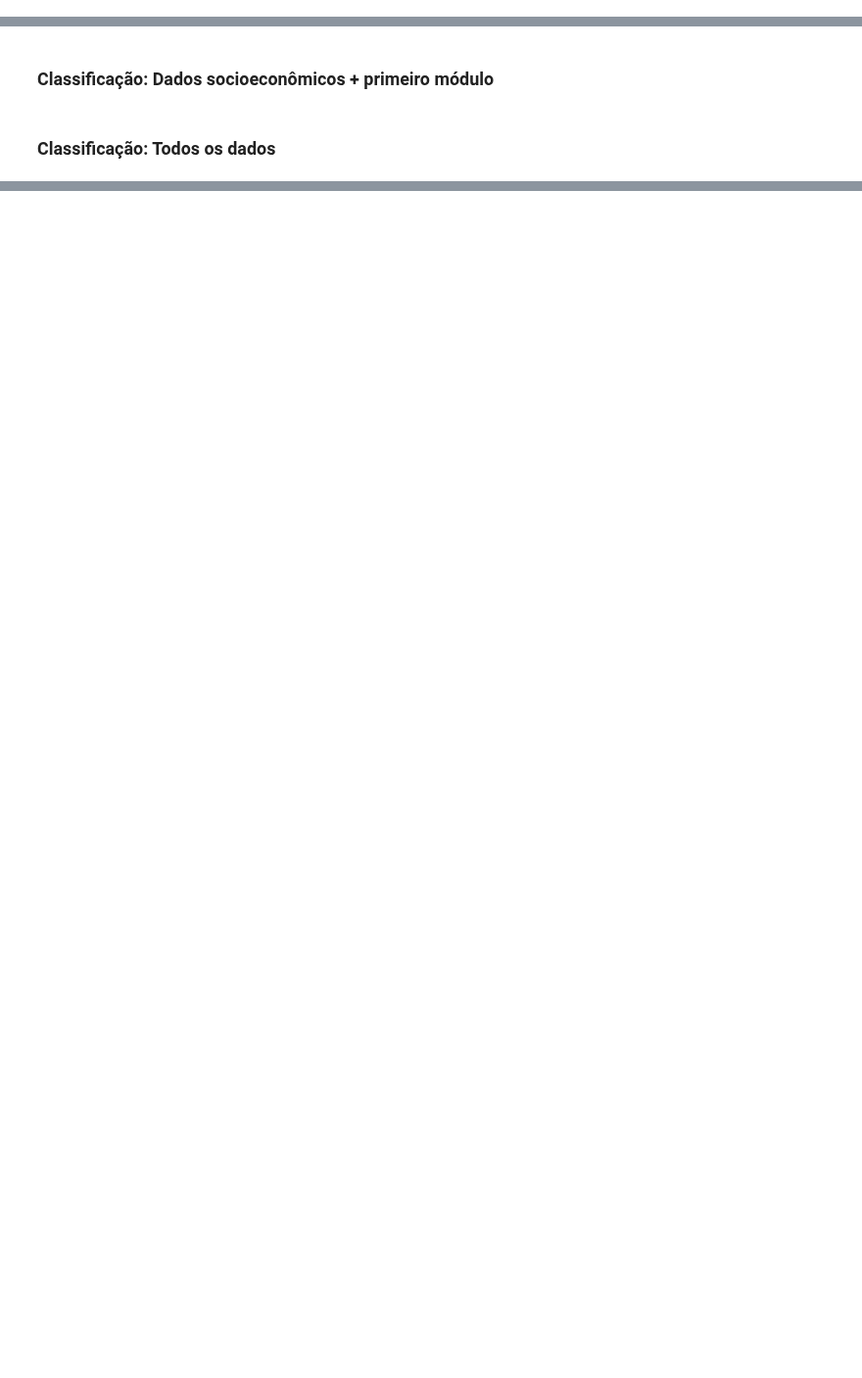
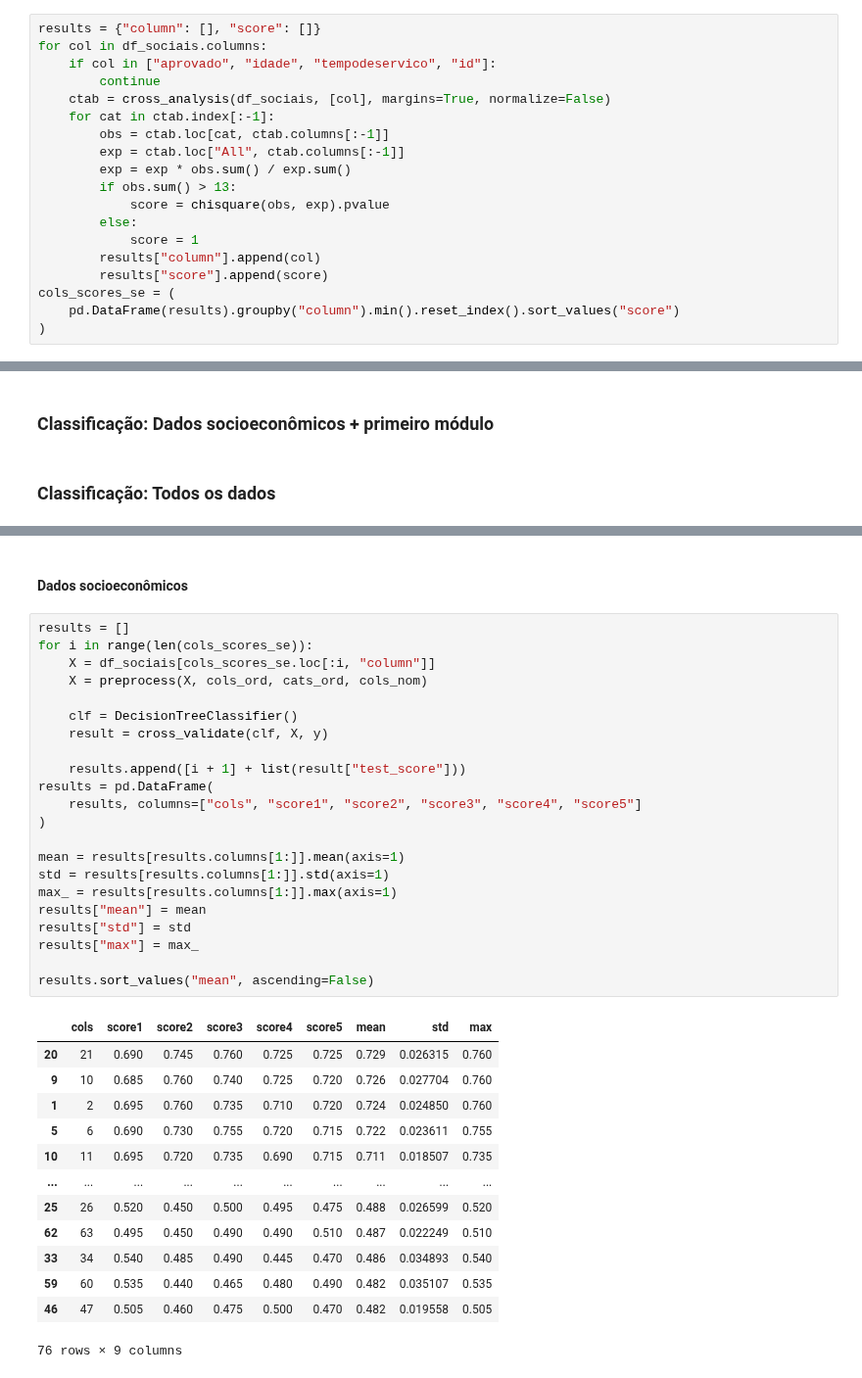
Before and after one commit to usr-bin32/data-mining-assignments, a Jupyter notebook: p6/notebook.ipynb, the cells around one changed output, grey strips where cells are left out. Shown at 98% size. Drawn from its saved outputs; the diff is of its cells as text; blank space fills up the shorter version.

```diff
--- a/p6/notebook.ipynb
+++ b/p6/notebook.ipynb
@@ -96,0 +102,19 @@ df_modulo2 = pd.read_csv("data/trabalho5_dados_ateh_modulo2_4.csv")
+# %%
+results = {"column": [], "score": []}
+for col in df_sociais.columns:
+    if col in ["aprovado", "idade", "tempodeservico", "id"]:
+        continue
+    ctab = cross_analysis(df_sociais, [col], margins=True, normalize=False)
+    for cat in ctab.index[:-1]:
+        obs = ctab.loc[cat, ctab.columns[:-1]]
+        exp = ctab.loc["All", ctab.columns[:-1]]
+        exp = exp * obs.sum() / exp.sum()
+        if obs.sum() > 13:
+            score = chisquare(obs, exp).pvalue
+        else:
+            score = 1
+        results["column"].append(col)
+        results["score"].append(score)
+cols_scores_se = (
+    pd.DataFrame(results).groupby("column").min().reset_index().sort_values("score")
+)
@@ -209,0 +521,38 @@ TypeError: expected str, bytes or os.PathLike object, not DataFrame
+# %% [markdown]
+#### Dados socioeconômicos
+# %%
+results = []
+for i in range(len(cols_scores_se)):
+    X = df_sociais[cols_scores_se.loc[:i, "column"]]
+    X = preprocess(X, cols_ord, cats_ord, cols_nom)
+
+    clf = DecisionTreeClassifier()
+    result = cross_validate(clf, X, y)
+
+    results.append([i + 1] + list(result["test_score"]))
+results = pd.DataFrame(
+    results, columns=["cols", "score1", "score2", "score3", "score4", "score5"]
+)
+
+mean = results[results.columns[1:]].mean(axis=1)
+std = results[results.columns[1:]].std(axis=1)
+max_ = results[results.columns[1:]].max(axis=1)
+results["mean"] = mean
+results["std"] = std
+results["max"] = max_
+
+results.sort_values("mean", ascending=False)
+# %% [output]
+|  | cols | score1 | score2 | score3 | score4 | score5 | mean | std | max |
+| 20 | 21 | 0.690 | 0.745 | 0.760 | 0.725 | 0.725 | 0.729 | 0.026315 | 0.760 |
+| 9 | 10 | 0.685 | 0.760 | 0.740 | 0.725 | 0.720 | 0.726 | 0.027704 | 0.760 |
+| 1 | 2 | 0.695 | 0.760 | 0.735 | 0.710 | 0.720 | 0.724 | 0.024850 | 0.760 |
+| 5 | 6 | 0.690 | 0.730 | 0.755 | 0.720 | 0.715 | 0.722 | 0.023611 | 0.755 |
+| 10 | 11 | 0.695 | 0.720 | 0.735 | 0.690 | 0.715 | 0.711 | 0.018507 | 0.735 |
+| ... | ... | ... | ... | ... | ... | ... | ... | ... | ... |
+| 25 | 26 | 0.520 | 0.450 | 0.500 | 0.495 | 0.475 | 0.488 | 0.026599 | 0.520 |
+| 62 | 63 | 0.495 | 0.450 | 0.490 | 0.490 | 0.510 | 0.487 | 0.022249 | 0.510 |
+| 33 | 34 | 0.540 | 0.485 | 0.490 | 0.445 | 0.470 | 0.486 | 0.034893 | 0.540 |
+| 59 | 60 | 0.535 | 0.440 | 0.465 | 0.480 | 0.490 | 0.482 | 0.035107 | 0.535 |
+| 46 | 47 | 0.505 | 0.460 | 0.475 | 0.500 | 0.470 | 0.482 | 0.019558 | 0.505 |
+76 rows × 9 columns
```
Also changed, not shown: parts of 34 cells of this notebook.
